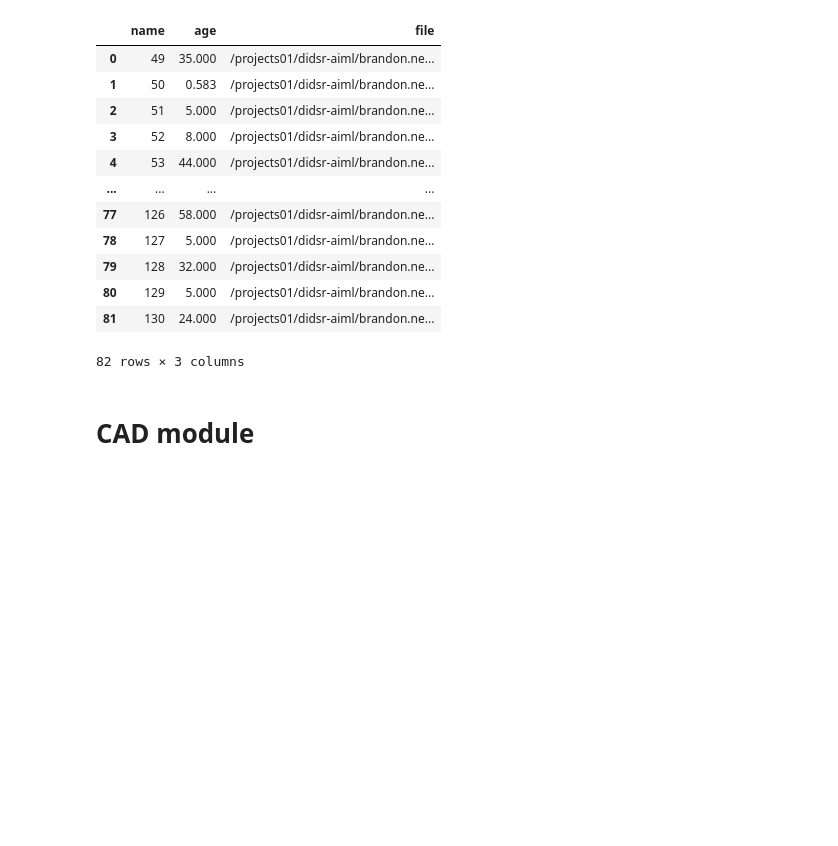
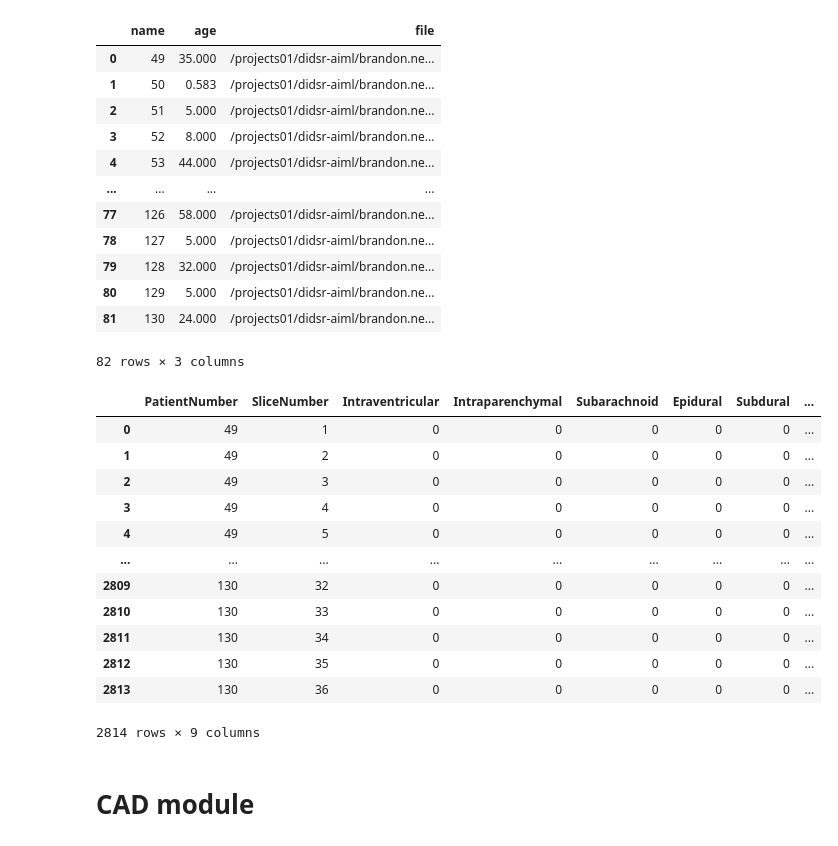
Before and after one commit to brandonjnelsonFDA/Pediatric-AI-Playground, a Jupyter notebook: 01_cadt_inference.ipynb, the cells around one changed output. Saved outputs shown, nothing was run; the diff lists cells and outputs as text; code cells hidden in the pictures; blank space fills up the shorter version.

```diff
--- a/01_cadt_inference.ipynb
+++ b/01_cadt_inference.ipynb
@@ -31,6 +31,22 @@ patients
 | 80 | 129 | 5.000 | /projects01/didsr-aiml/brandon.ne... |
 | 81 | 130 | 24.000 | /projects01/didsr-aiml/brandon.ne... |
 82 rows × 3 columns
+# %%
+pd.read_csv(hssayeni_dir / 'hemorrhage_diagnosis_raw_ct.csv')
+# %% [output]
+|  | PatientNumber | SliceNumber | Intraventricular | Intraparenchymal | Subarachnoid | Epidural | Subdural | ... |
+| 0 | 49 | 1 | 0 | 0 | 0 | 0 | 0 | ... |
+| 1 | 49 | 2 | 0 | 0 | 0 | 0 | 0 | ... |
+| 2 | 49 | 3 | 0 | 0 | 0 | 0 | 0 | ... |
+| 3 | 49 | 4 | 0 | 0 | 0 | 0 | 0 | ... |
+| 4 | 49 | 5 | 0 | 0 | 0 | 0 | 0 | ... |
+| ... | ... | ... | ... | ... | ... | ... | ... | ... |
+| 2809 | 130 | 32 | 0 | 0 | 0 | 0 | 0 | ... |
+| 2810 | 130 | 33 | 0 | 0 | 0 | 0 | 0 | ... |
+| 2811 | 130 | 34 | 0 | 0 | 0 | 0 | 0 | ... |
+| 2812 | 130 | 35 | 0 | 0 | 0 | 0 | 0 | ... |
+| 2813 | 130 | 36 | 0 | 0 | 0 | 0 | 0 | ... |
+2814 rows × 9 columns
 # %% [markdown]
 # CAD module
 # %%
```
Also changed, not shown: 1 other file.
